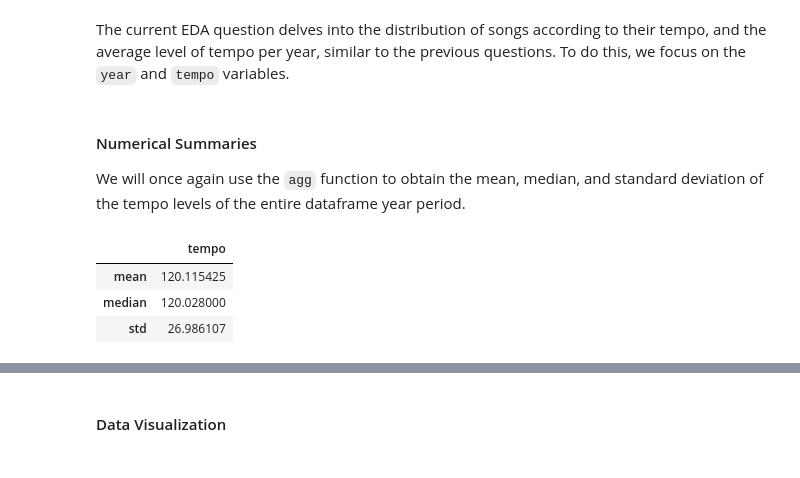
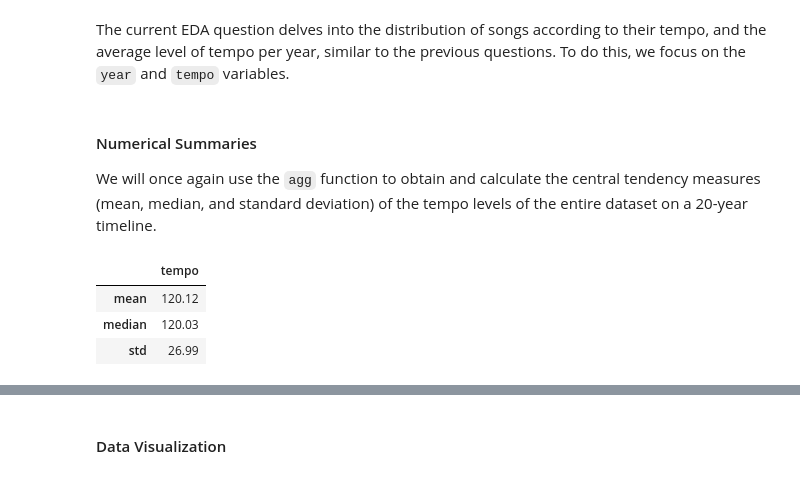
Before and after one commit to angelocguerra/csmodel-casestudy, a Jupyter notebook: MCO1.ipynb, the cells around one changed output, grey strips where cells are left out. Saved outputs shown, nothing was run; the diff lists cells and outputs as text; code cells hidden in the pictures.

```diff
--- a/MCO1.ipynb
+++ b/MCO1.ipynb
@@ -697,13 +725,13 @@ The current EDA question delves into the distribution of songs according to thei
 # %% [markdown]
 #### Numerical Summaries
 
-We will once again use the `agg` function to obtain the mean, median, and standard deviation of the tempo levels of the entire dataframe year period.
+We will once again use the `agg` function to obtain and calculate the central tendency measures (mean, median, and standard deviation) of the tempo levels of the entire dataset on a 20-year timeline.
 # %%
 # get the mean median and std
-spotify_df.agg({'tempo': ['mean', 'median', 'std']})
+spotify_df.agg({'tempo': ['mean', 'median', 'std']}).round(2)
 # %% [output]
 |  | tempo |
-| mean | 120.115425 |
-| median | 120.028000 |
-| std | 26.986107 |
+| mean | 120.12 |
+| median | 120.03 |
+| std | 26.99 |
 # %% [markdown]
```
Also changed, not shown: parts of 48 cells of this notebook.
